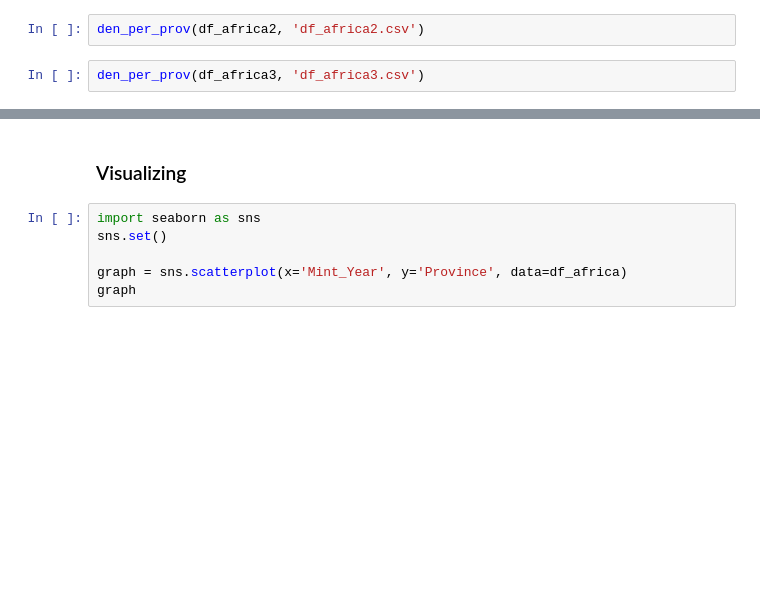
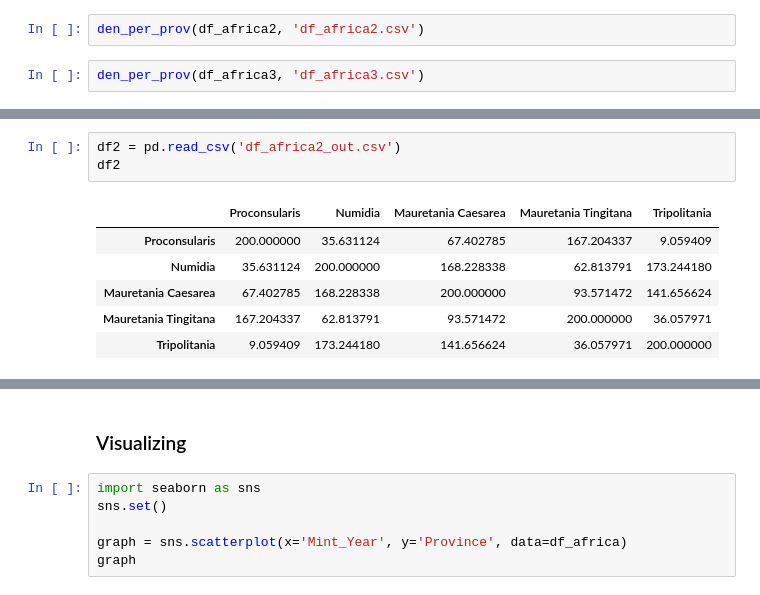
Before and after one commit to mondoboia/numismatic_distribution, a Jupyter notebook: numismatic_distribution.ipynb, the cells around one changed output, grey strips where cells are left out. Cells and saved outputs as stored; diff of their text form; blank space fills up the shorter version.

```diff
--- a/numismatic_distribution.ipynb
+++ b/numismatic_distribution.ipynb
@@ -221,0 +236,10 @@ den_per_prov(df_africa3, 'df_africa3.csv')
+# %%
+df2 = pd.read_csv('df_africa2_out.csv')
+df2
+# %% [output]
+|  | Proconsularis | Numidia | Mauretania Caesarea | Mauretania Tingitana | Tripolitania |
+| Proconsularis | 200.000000 | 35.631124 | 67.402785 | 167.204337 | 9.059409 |
+| Numidia | 35.631124 | 200.000000 | 168.228338 | 62.813791 | 173.244180 |
+| Mauretania Caesarea | 67.402785 | 168.228338 | 200.000000 | 93.571472 | 141.656624 |
+| Mauretania Tingitana | 167.204337 | 62.813791 | 93.571472 | 200.000000 | 36.057971 |
+| Tripolitania | 9.059409 | 173.244180 | 141.656624 | 36.057971 | 200.000000 |
```
Also changed, not shown: parts of 4 cells of this notebook.
